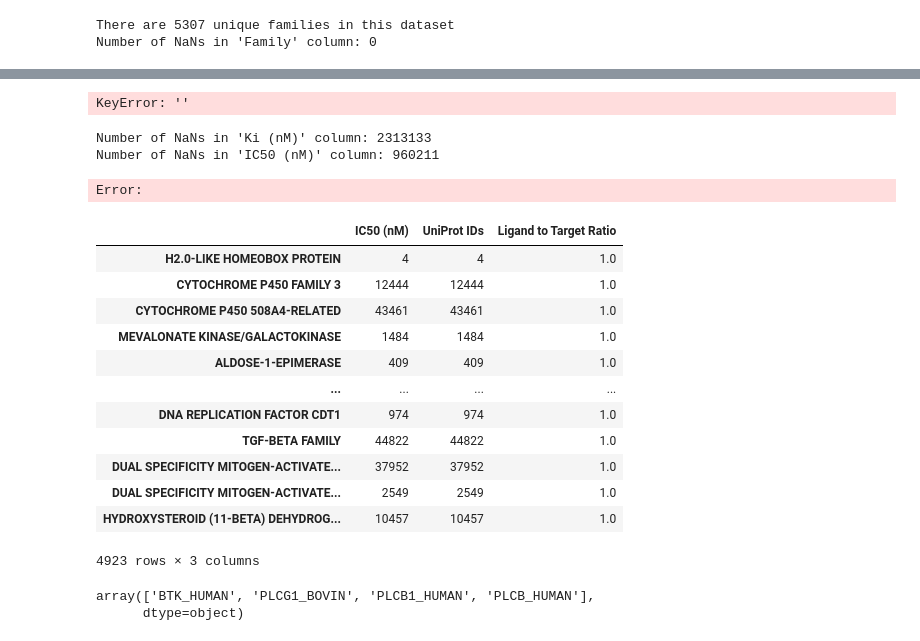
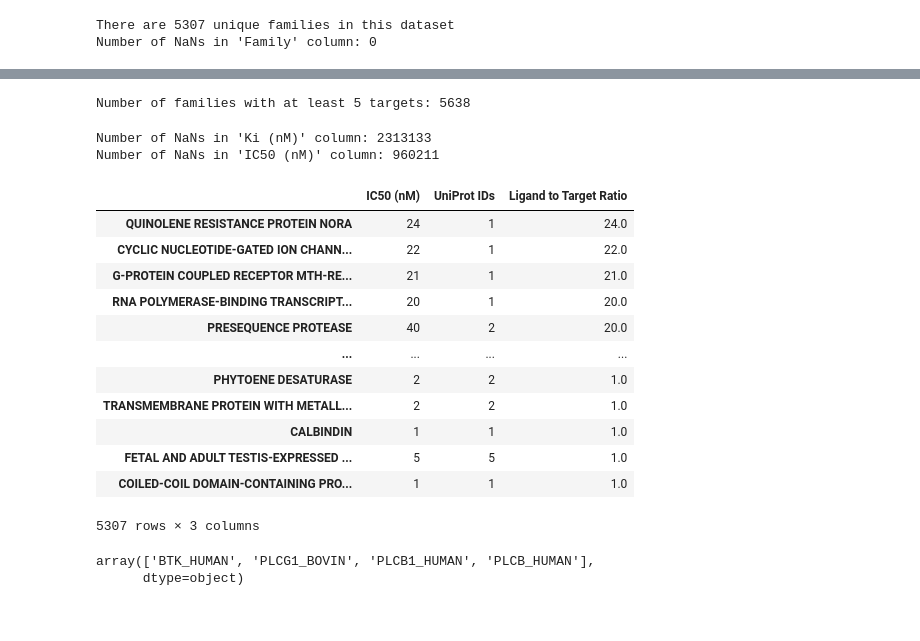
Before and after one commit to epfl-ada/ada-2024-project-laambada, a Jupyter notebook: family.ipynb, the cells around one changed output, grey strips where cells are left out. Drawn from its saved outputs; the diff is of its cells as text; code cells hidden in the pictures.

Commit message:
grouped

```diff
--- a/family.ipynb
+++ b/family.ipynb
@@ -49,11 +49,10 @@ for key in family_dict:
     families.update(family_dict[key])
 
 # Create a dictionary with the protein families as keys and the proteins as values
-family_dict = {family: [] for family in families}
+family_dict_2 = {family: [] for family in families}
 for key in family_dict:
-    for protein in family_dict:
-        if protein in family_dict[key]:
-            family_dict[key].append(protein)
+    for family in family_dict[key]:
+        family_dict_2[family].append(key)
 
 for key in family_dict:
     family_dict[key] = '||'.join(family_dict[key])
@@ -121,10 +140,12 @@ P2X PURINOCEPTOR: 0
 # %%
 # Only keep families with at least n targets
 n = 5
+# drop if family is ""
+df_family = df_family[df_family['Family'] != ""]
 df_family_filtered = df_family[df_family['Family'].apply(lambda x: any([family_counts[family] >= n for family in x.split('||')]))]
 print(f"Number of families with at least {n} targets: {len(df_family_filtered)}")
 # %% [output]
-KeyError: ''
+Number of families with at least 5 targets: 5638
 # %%
 # In the original dataframe, only keep the rows with UniProt IDs that have a family
 df_filtered = df[df['UniProt (SwissProt) Entry Name of Target Chain'].isin(df_family.index)]
@@ -146,35 +167,34 @@ Number of NaNs in 'IC50 (nM)' column: 960211
 # df filtered only has a || separated list of families
 
 dict_grouped = {}
-for row in tqdm(df_filtered.iterrows(), total=len(df_filtered)):
-    row = row[1]
-    families = row['Family'].split('||')
-    for family in families:
-        if family not in dict_grouped:
-            dict_grouped[family] = {'IC50 (nM)': 0, 'UniProt IDs': 0}
-        dict_grouped[family]['IC50 (nM)'] += 1
-        dict_grouped[family]['UniProt IDs'] += 1
+family_dict_3 = family_dict_2.copy()
+for family in family_dict_3:
+    family_dict_3[family] = set(family_dict_3[family])
+
+# compute ratio
+for family in families:
+    dict_grouped[family] = {"IC50 (nM)": 0, "UniProt IDs": 0, 'Ligand to Target Ratio' : 0}
+    dict_grouped[family]["IC50 (nM)"] = len(family_dict_2[family])
+    dict_grouped[family]["UniProt IDs"] = len(family_dict_3[family])
+    dict_grouped[family]['Ligand to Target Ratio'] = len(family_dict_2[family])/len(family_dict_3[family])
-# %% [output]
-Error:
 # %%
 df_grouped = pd.DataFrame.from_dict(dict_grouped, orient='index')
-df_grouped['Ligand to Target Ratio'] = df_grouped['IC50 (nM)'] / df_grouped['UniProt IDs']
 df_grouped = df_grouped.sort_values('Ligand to Target Ratio', ascending=False)
 df_grouped
 # %% [output]
 |  | IC50 (nM) | UniProt IDs | Ligand to Target Ratio |
-| H2.0-LIKE HOMEOBOX PROTEIN | 4 | 4 | 1.0 |
-| CYTOCHROME P450 FAMILY 3 | 12444 | 12444 | 1.0 |
-| CYTOCHROME P450 508A4-RELATED | 43461 | 43461 | 1.0 |
-| MEVALONATE KINASE/GALACTOKINASE | 1484 | 1484 | 1.0 |
-| ALDOSE-1-EPIMERASE | 409 | 409 | 1.0 |
+| QUINOLENE RESISTANCE PROTEIN NORA | 24 | 1 | 24.0 |
+| CYCLIC NUCLEOTIDE-GATED ION CHANN... | 22 | 1 | 22.0 |
+| G-PROTEIN COUPLED RECEPTOR MTH-RE... | 21 | 1 | 21.0 |
+| RNA POLYMERASE-BINDING TRANSCRIPT... | 20 | 1 | 20.0 |
+| PRESEQUENCE PROTEASE | 40 | 2 | 20.0 |
 | ... | ... | ... | ... |
-| DNA REPLICATION FACTOR CDT1 | 974 | 974 | 1.0 |
-| TGF-BETA FAMILY | 44822 | 44822 | 1.0 |
-| DUAL SPECIFICITY MITOGEN-ACTIVATE... | 37952 | 37952 | 1.0 |
-| DUAL SPECIFICITY MITOGEN-ACTIVATE... | 2549 | 2549 | 1.0 |
-| HYDROXYSTEROID (11-BETA) DEHYDROG... | 10457 | 10457 | 1.0 |
+| PHYTOENE DESATURASE | 2 | 2 | 1.0 |
+| TRANSMEMBRANE PROTEIN WITH METALL... | 2 | 2 | 1.0 |
+| CALBINDIN | 1 | 1 | 1.0 |
+| FETAL AND ADULT TESTIS-EXPRESSED ... | 5 | 5 | 1.0 |
+| COILED-COIL DOMAIN-CONTAINING PRO... | 1 | 1 | 1.0 |
-4923 rows × 3 columns
+5307 rows × 3 columns
 # %%
 # Save the filtered dataframe to a new file
 df_grouped.to_csv(DATA_PATH + 'BindingDB_counts.tsv', sep='\t', index=False)
```
Also changed, not shown: parts of 3 cells of this notebook.
